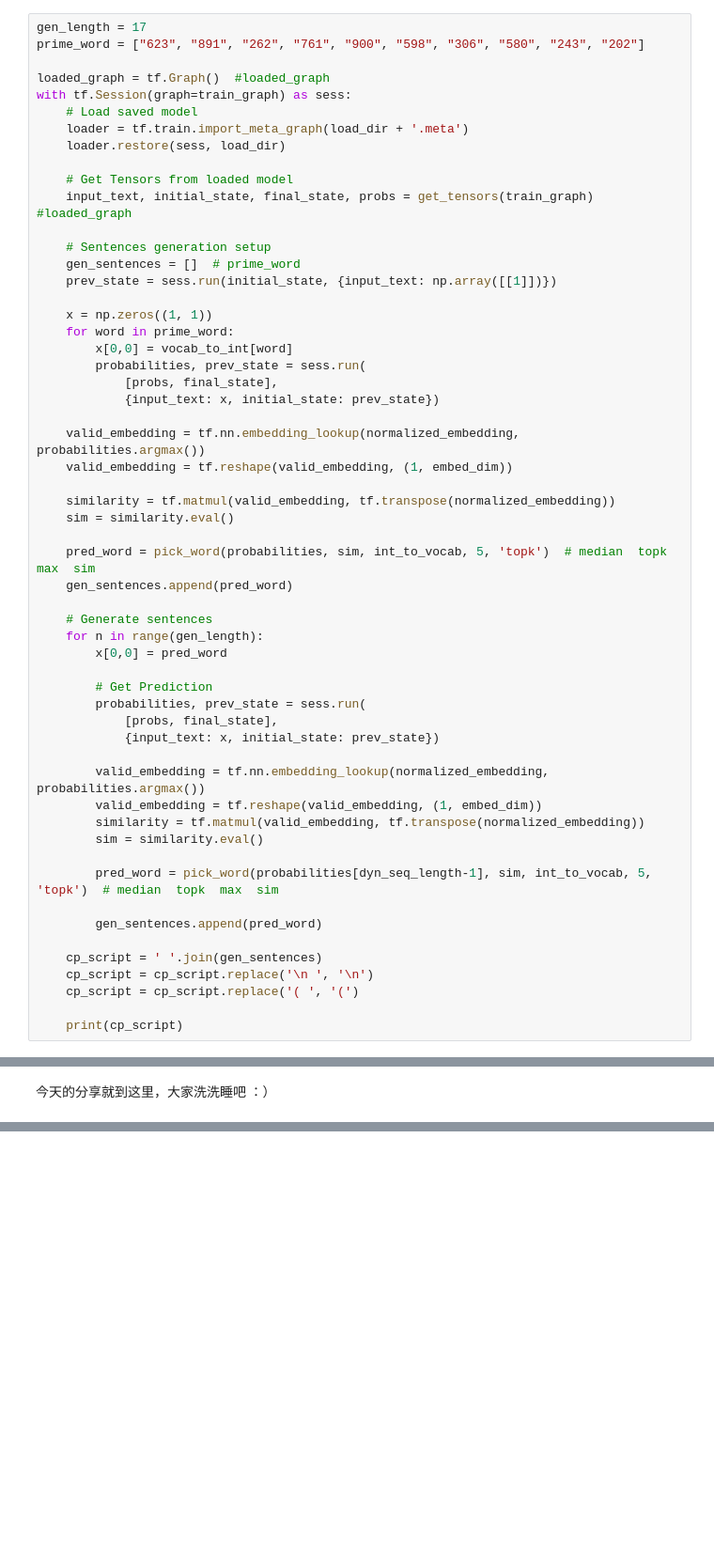
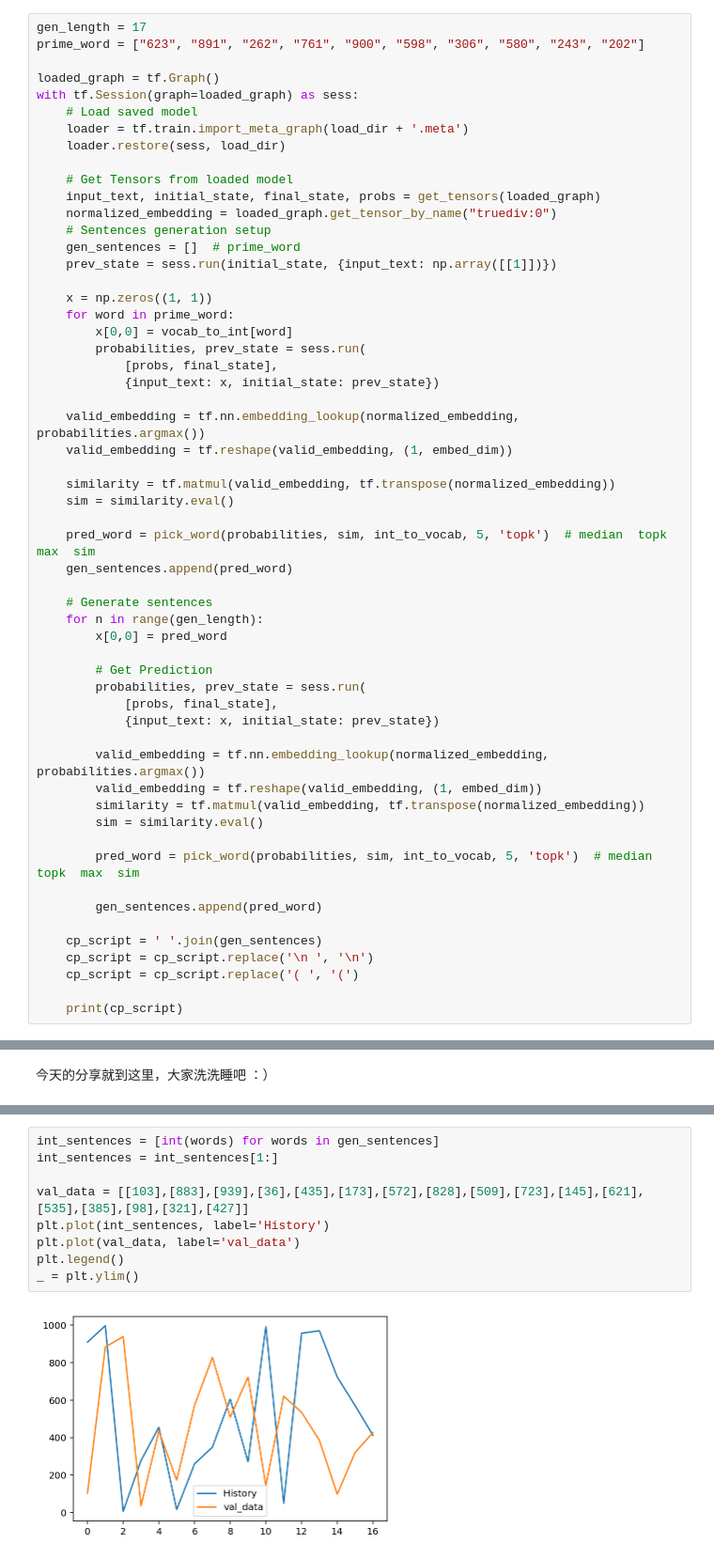
Before and after one commit to chengstone/LotteryPredict, a Jupyter notebook: cp_script_generation.ipynb, the cells around one changed output, grey strips where cells are left out. Shown at 94% size. Saved outputs shown, nothing was run; the diff lists cells and outputs as text; blank space fills up the shorter version.

```diff
--- a/cp_script_generation.ipynb
+++ b/cp_script_generation.ipynb
@@ -828,15 +832,15 @@ def pick_word(probabilities, sim, int_to_vocab, top_n = 5, pred_mode = 'sim'):
 gen_length = 17
 prime_word = ["623", "891", "262", "761", "900", "598", "306", "580", "243", "202"]
 
-loaded_graph = tf.Graph()  #loaded_graph
-with tf.Session(graph=train_graph) as sess:
+loaded_graph = tf.Graph()
+with tf.Session(graph=loaded_graph) as sess:
     # Load saved model
     loader = tf.train.import_meta_graph(load_dir + '.meta')
     loader.restore(sess, load_dir)
 
     # Get Tensors from loaded model
-    input_text, initial_state, final_state, probs = get_tensors(train_graph)  #loaded_graph
-
+    input_text, initial_state, final_state, probs = get_tensors(loaded_graph)
+    normalized_embedding = loaded_graph.get_tensor_by_name("truediv:0")
     # Sentences generation setup
     gen_sentences = []  # prime_word
     prev_state = sess.run(initial_state, {input_text: np.array([[1]])})
@@ -871,7 +875,7 @@ with tf.Session(graph=train_graph) as sess:
         similarity = tf.matmul(valid_embedding, tf.transpose(normalized_embedding))
         sim = similarity.eval()
 
-        pred_word = pick_word(probabilities[dyn_seq_length-1], sim, int_to_vocab, 5, 'topk')  # median  topk  max  sim
+        pred_word = pick_word(probabilities, sim, int_to_vocab, 5, 'topk')  # median  topk  max  sim
 
         gen_sentences.append(pred_word)
 
@@ -933,0 +938,11 @@ _ = plt.ylim()
+# %%
+int_sentences = [int(words) for words in gen_sentences]
+int_sentences = int_sentences[1:]
+
+val_data = [[103],[883],[939],[36],[435],[173],[572],[828],[509],[723],[145],[621],[535],[385],[98],[321],[427]]
+plt.plot(int_sentences, label='History')
+plt.plot(val_data, label='val_data')
+plt.legend()
+_ = plt.ylim()
+# %% [output]
+[figure, added]
```
Also changed, not shown: parts of 5 cells of this notebook.
